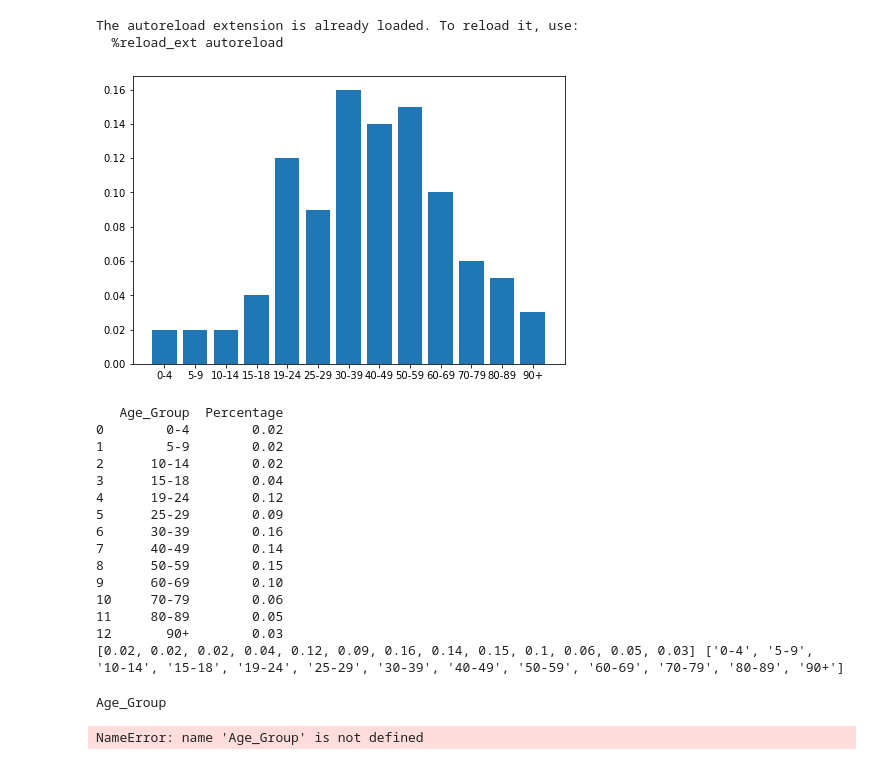
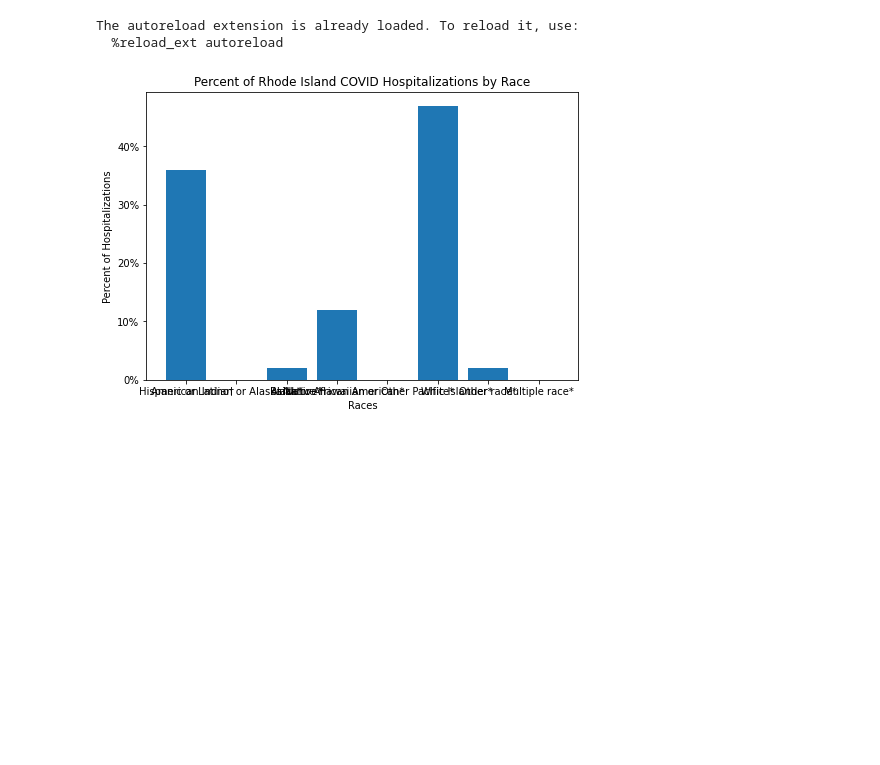
Before and after one commit to zdubash/rhody-covid, a Jupyter notebook: Computational-Essay.ipynb, the cells around one changed output. Drawn from its saved outputs; the diff is of its cells as text; code cells hidden in the pictures; blank space fills up the shorter version.

```diff
--- a/Computational-Essay.ipynb
+++ b/Computational-Essay.ipynb
@@ -10,51 +10,9 @@ The autoreload extension is already loaded. To reload it, use:
 import helpers
 
 helpers.get_covid_data("Demographics")
-# %%
-import pandas as pd
-import matplotlib.pyplot as plt
-
-data = pd.read_csv("Demographics.csv")
-age_data = data.iloc[6:19, [0, 4]]
-age_data.to_csv("Ages.csv", header=["Age_Group", "Percentage"], index=False)
-
-cleaned_age_data = pd.read_csv("Ages.csv")
-
-cleaned_age_data["Percentage"] = cleaned_age_data["Percentage"].str[:-1].astype('float') / 100.0
-
-age_ranges = cleaned_age_data.Age_Group.to_list()
-percentage_ranges = cleaned_age_data.Percentage.to_list()
-
-fig = plt.figure()
-ax = fig.add_axes([0,0,1,1])
-ax.bar(age_ranges, percentage_ranges)
-plt.show()
-
-print(cleaned_age_data)
-
-print(percentage_ranges, age_ranges)
-# %% [output]
-[figure, removed]
-   Age_Group  Percentage
-0        0-4        0.02
-1        5-9        0.02
-2      10-14        0.02
-3      15-18        0.04
-4      19-24        0.12
-5      25-29        0.09
-6      30-39        0.16
-7      40-49        0.14
-8      50-59        0.15
-9      60-69        0.10
-10     70-79        0.06
-11     80-89        0.05
-12       90+        0.03
-[0.02, 0.02, 0.02, 0.04, 0.12, 0.09, 0.16, 0.14, 0.15, 0.1, 0.06, 0.05, 0.03] ['0-4', '5-9', '10-14', '15-18', '19-24', '25-29', '30-39', '40-49', '50-59', '60-69', '70-79', '80-89', '90+']
 # %%
 import plot
 
-#print(list(plot.data_dimensions)[0])
-plot.plot_demographic_data("Age_Group")
+plot.plot_demographic_data("Race_Hospitalizations")
 # %% [output]
-Age_Group
-NameError: name 'Age_Group' is not defined
+[figure, added]
```
Also changed, not shown: parts of 6 cells of this notebook.
